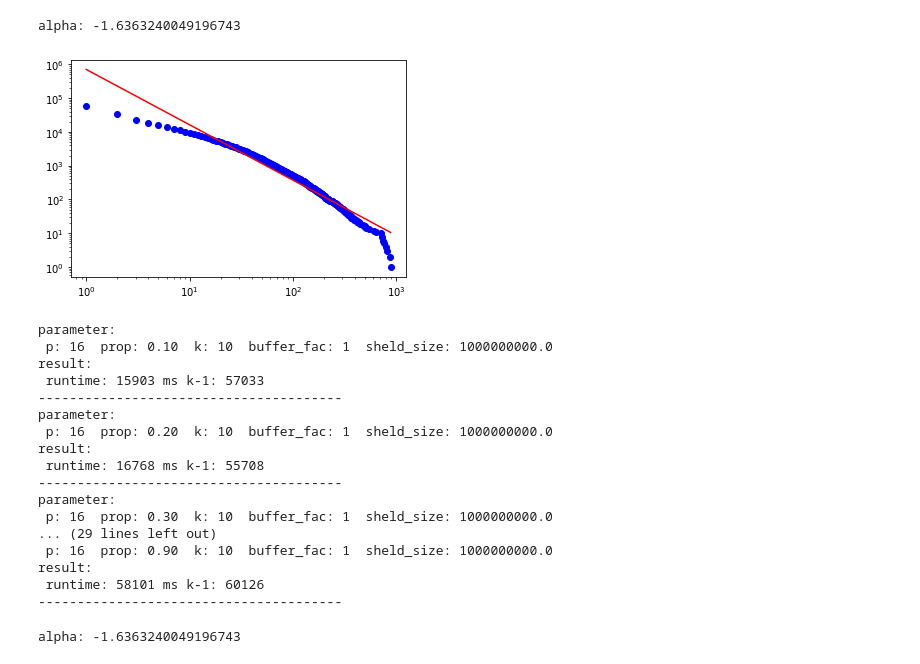
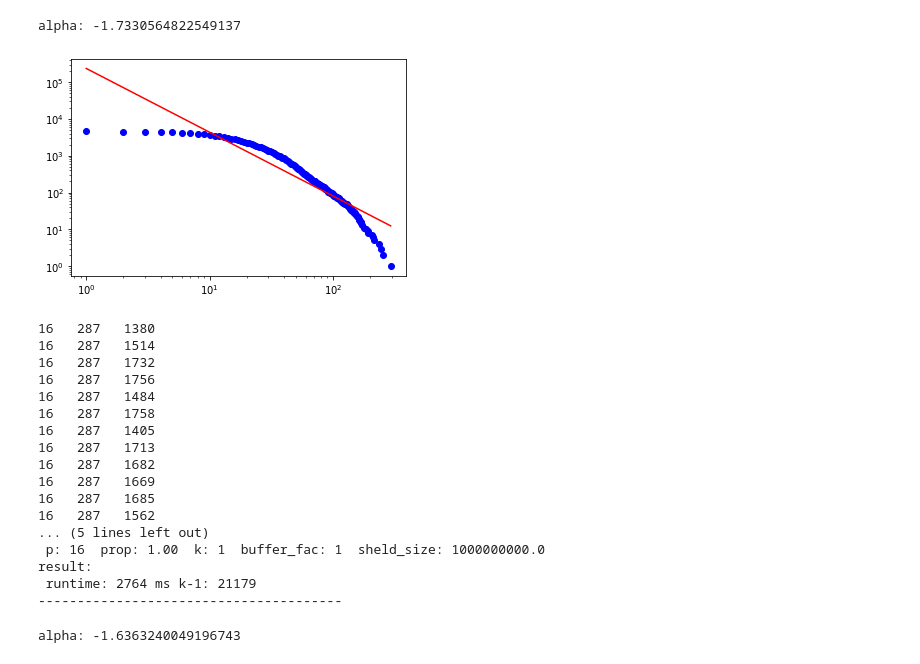
Before and after one commit to guanhuhao/hypergraph, a Jupyter notebook: non-stream bipart.ipynb, the cells around one changed output. Cells and saved outputs as stored; diff of their text form; code cells hidden in the pictures.

```diff
--- a/non-stream bipart.ipynb
+++ b/non-stream bipart.ipynb
@@ -244,51 +244,53 @@ def degree_distribute(mp_node,show = True,logx=True,logy=True,coeff = True,cumul
 
     return [(x[i],y[i]) for i in range(len(x))]
 # %%
-path = "./data/github/github.txt"
-# path = "./data/wiki/wiki.txt"
+# path = "./data/github/github.txt"
+path = "./data/wiki/wiki.txt"
 p = 16
 mp_node,mp_edge = load_data(path)
 ls = degree_distribute(mp_node)
-for turn in range(1,10):
+for turn in range(1,2):
 #     p*=2
     mp_node,mp_edge = load_data(path)
 #     degree_distribute(mp_node)
     time_beg = time.time()
-    prop = turn * 0.1
-    k = 10
+    prop = 1
+    k = 1
     buffer_fac = 1
     shield_heavy_edge = 1E9
     part_node,part_edge = solve(p,mp_node,mp_edge,prop,k,buffer_fac = buffer_fac,shield_heavy_edge = shield_heavy_edge)
+    for i in range(p):
+        print(p," ",len(part_node[i])," ",len(part_edge[i]))
     time_end = time.time()
     mp_node,mp_edge = load_data(path)
     # recoder(part_node,mp_node,mp_edge,"./data/wiki")
     k_1 = sum([len(i) for i in part_edge]) - len(mp_edge)
 #     print(turn," ",k_1)
     print("parameter:\n","p:",p," prop:","%.2f"%prop," k:",k," buffer_fac:",buffer_fac,
           " sheld_size:",shield_heavy_edge)
     print("result:\n","runtime:",int((time_end-time_beg)*1000),"ms k-1:",k_1)
     print("---------------------------------------")
 #  runtime: 11999 ms k-1: 27102
 # %% [output]
-alpha: -1.6363240049196743
+alpha: -1.7330564822549137
-[figure, old version]
+[figure, new version]
-parameter:
- p: 16  prop: 0.10  k: 10  buffer_fac: 1  sheld_size: 1000000000.0
+16   287   1380
+16   287   1514
+16   287   1732
+16   287   1756
+16   287   1484
+16   287   1758
+16   287   1405
+16   287   1713
+16   287   1682
+16   287   1669
+16   287   1685
+16   287   1562
+... (5 lines left out)
+ p: 16  prop: 1.00  k: 1  buffer_fac: 1  sheld_size: 1000000000.0
 result:
- runtime: 15903 ms k-1: 57033
+ runtime: 2764 ms k-1: 21179
 ---------------------------------------
-parameter:
- p: 16  prop: 0.20  k: 10  buffer_fac: 1  sheld_size: 1000000000.0
-result:
- runtime: 16768 ms k-1: 55708
----------------------------------------
-parameter:
- p: 16  prop: 0.30  k: 10  buffer_fac: 1  sheld_size: 1000000000.0
-... (29 lines left out)
- p: 16  prop: 0.90  k: 10  buffer_fac: 1  sheld_size: 1000000000.0
-result:
- runtime: 58101 ms k-1: 60126
----------------------------------------
 # %%
 def test_topk():
     x = []
```
Also changed, not shown: 5 other files.
